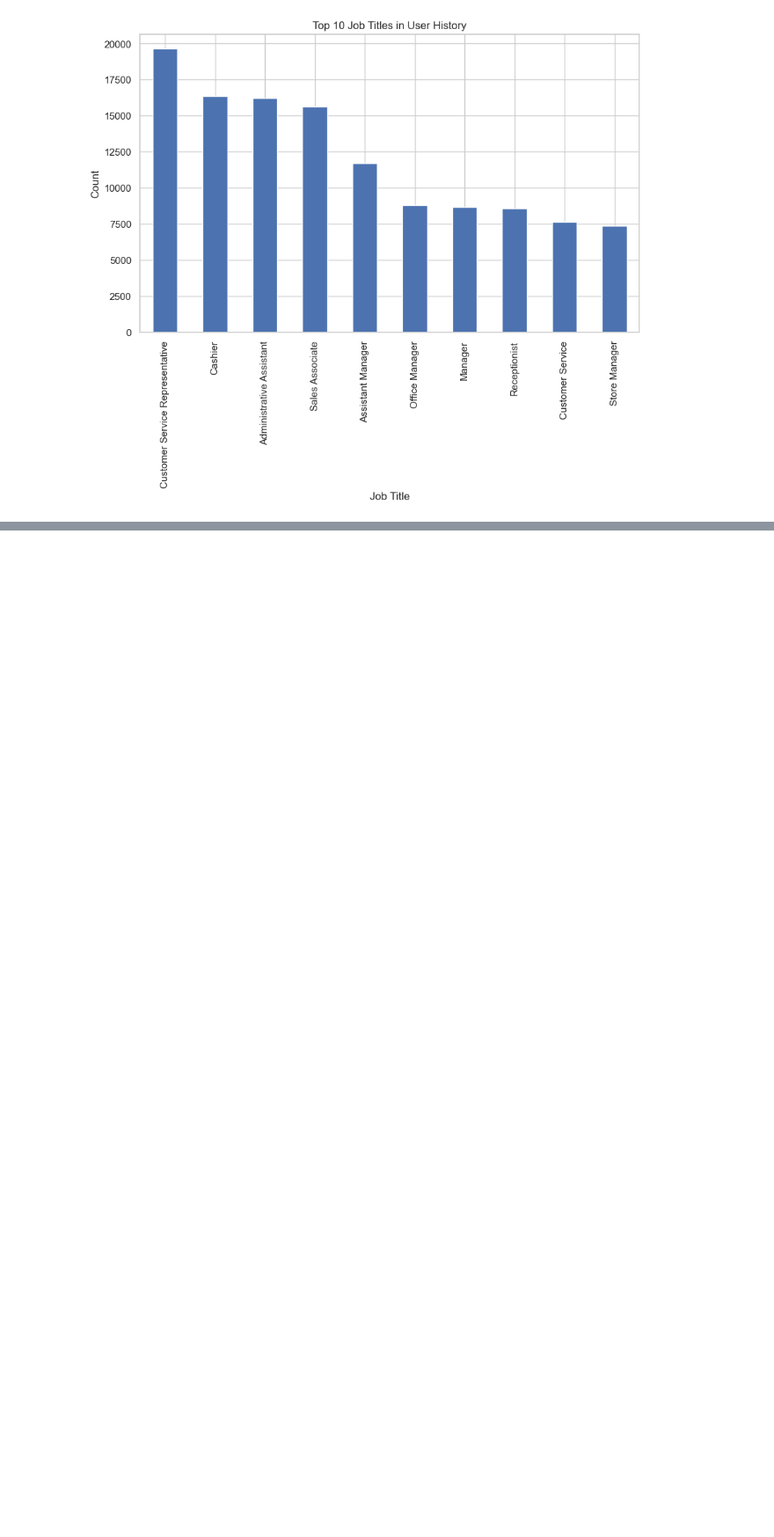
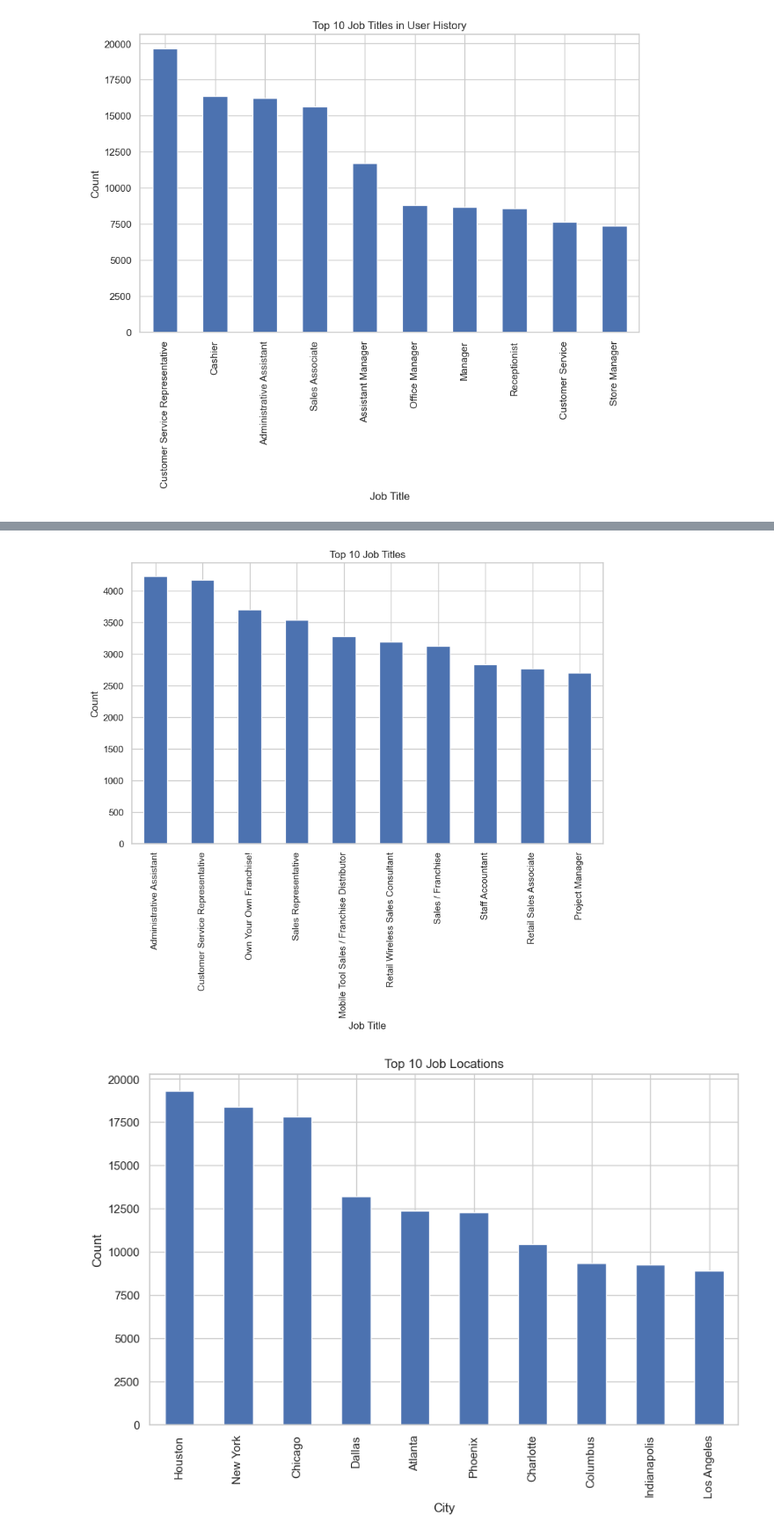
Before and after one commit to GyaneshSamanta/Data-Hackfest, a Jupyter notebook: Notebook/EDA.ipynb, the cells around one changed output, grey strips where cells are left out. Shown at 88% size. Saved outputs shown, nothing was run; the diff lists cells and outputs as text; code cells hidden in the pictures; blank space fills up the shorter version.

```diff
--- a/Notebook/EDA.ipynb
+++ b/Notebook/EDA.ipynb
@@ -242,0 +323,35 @@ plt.show()
+# %%
+# Top 10 Job Titles
+plt.figure(figsize=(10, 6))
+jobs['Title'].value_counts().head(10).plot(kind='bar')
+plt.title('Top 10 Job Titles')
+plt.xlabel('Job Title')
+plt.ylabel('Count')
+plt.show()
+
+# Top 10 Job Locations
+plt.figure(figsize=(10, 6))
+jobs['City'].value_counts().head(10).plot(kind='bar')
+plt.title('Top 10 Job Locations')
+plt.xlabel('City')
+plt.ylabel('Count')
+plt.show()
+
+# Job Start and End Dates
+plt.figure(figsize=(10, 6))
+jobs['StartDate'] = pd.to_datetime(jobs['StartDate'])
+jobs['EndDate'] = pd.to_datetime(jobs['EndDate'])
+jobs['StartDate'].hist(bins=30, alpha=0.5, label='Start Date')
+jobs['EndDate'].hist(bins=30, alpha=0.5, label='End Date')
+plt.title('Distribution of Job Start and End Dates')
+plt.xlabel('Date')
+plt.ylabel('Frequency')
+plt.legend()
+plt.show()
+
+# Insights:
+# 1. Most common job titles and locations.
+# 2. Trends in job posting start and end dates.
+# %% [output]
+[figure, added]
+[figure, added]
```
Also changed, not shown: parts of 5 cells of this notebook, 2 other files.
